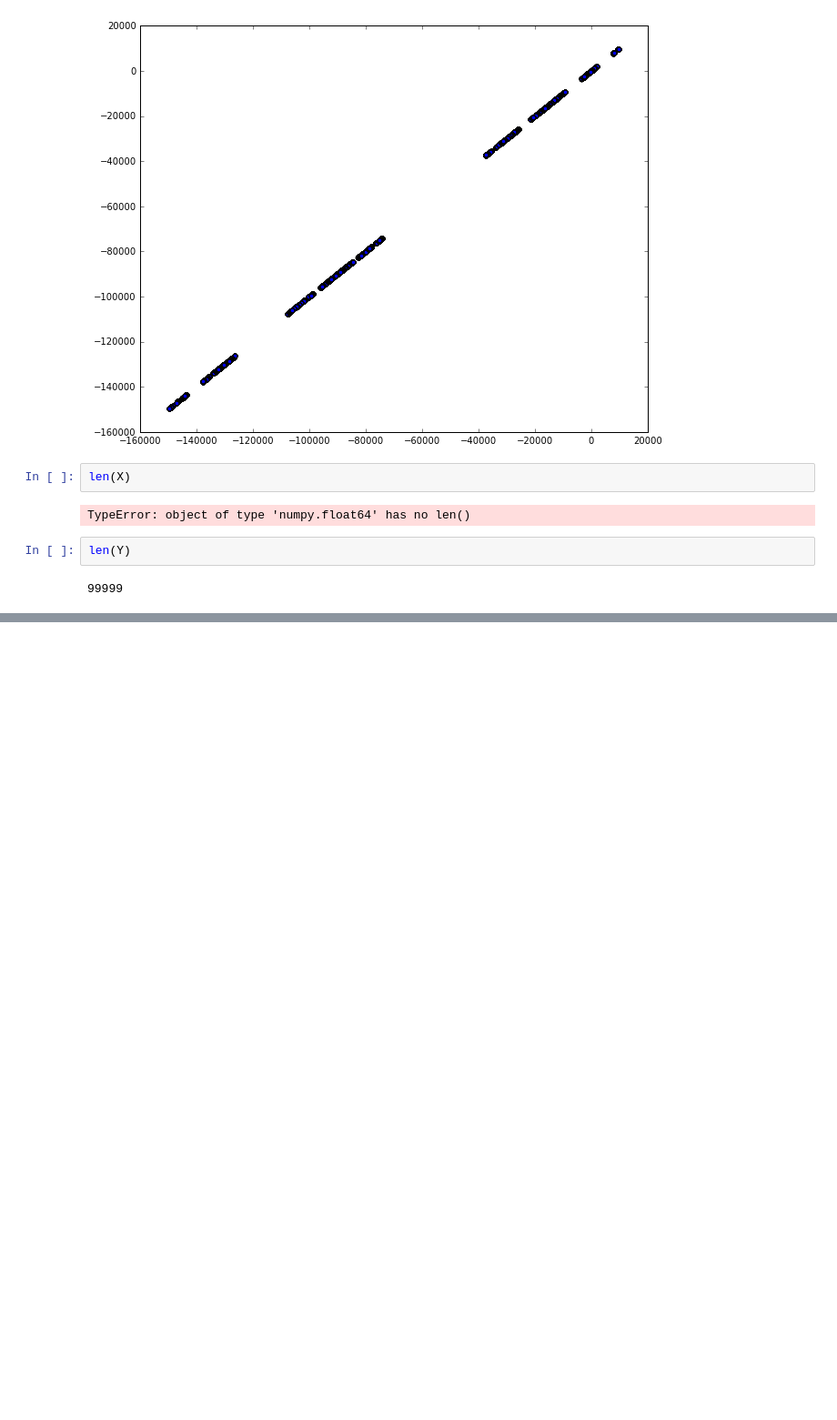
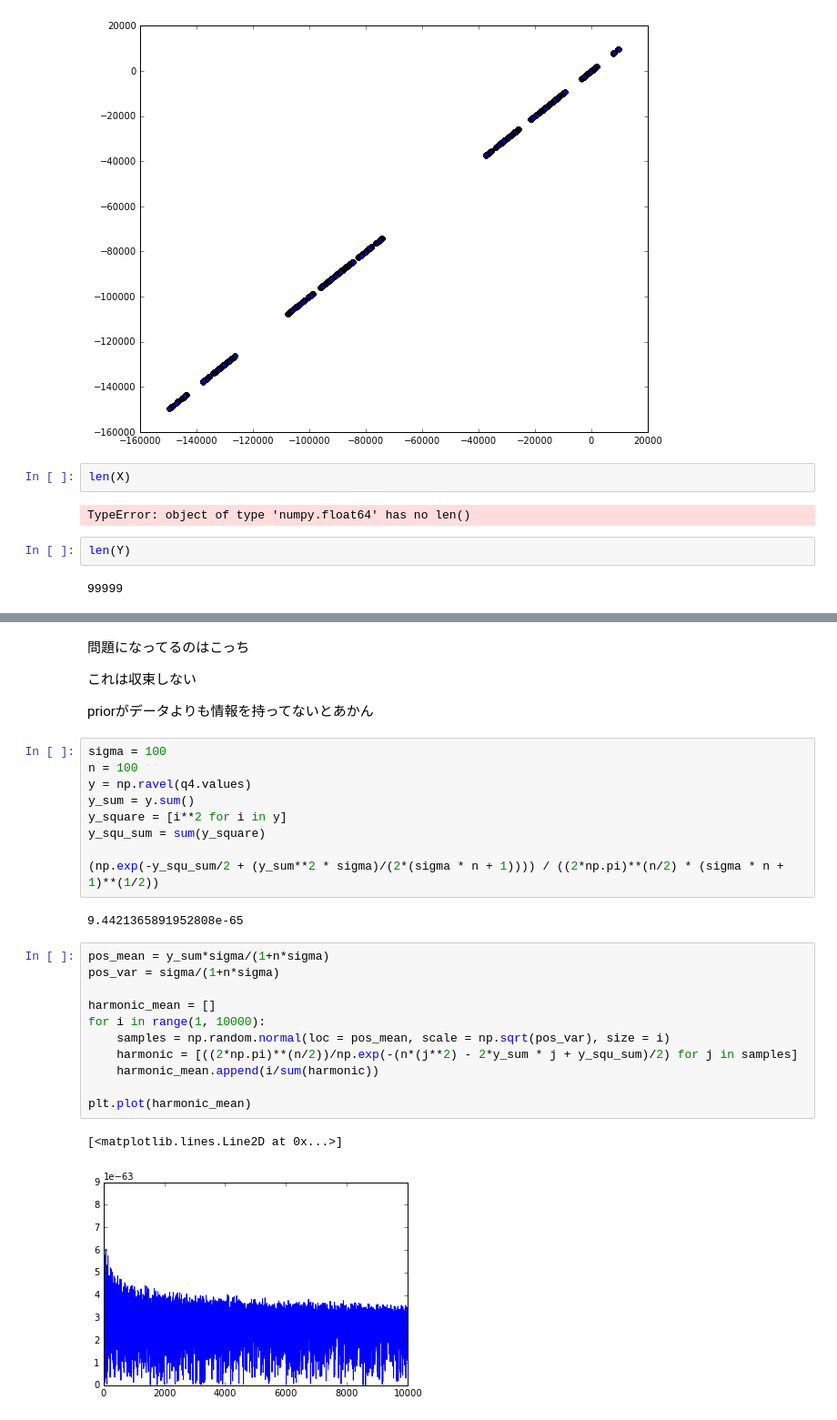
Before and after one commit to keiikegami/assignments, a Jupyter notebook: ass2.ipynb, the cells around one changed output, grey strips where cells are left out. Shown: that part at 91% size. Drawn from its saved outputs; the diff is of its cells as text; blank space fills up the shorter version.

```diff
--- a/ass2.ipynb
+++ b/ass2.ipynb
@@ -190,0 +243,31 @@ len(Y)
+# %% [markdown]
+問題になってるのはこっち
+
+これは収束しない
+
+priorがデータよりも情報を持ってないとあかん
+# %%
+sigma = 100
+n = 100
+y = np.ravel(q4.values)
+y_sum = y.sum()
+y_square = [i**2 for i in y]
+y_squ_sum = sum(y_square)
+
+(np.exp(-y_squ_sum/2 + (y_sum**2 * sigma)/(2*(sigma * n + 1)))) / ((2*np.pi)**(n/2) * (sigma * n + 1)**(1/2))
+# %% [output]
+9.4421365891952808e-65
+# %%
+pos_mean = y_sum*sigma/(1+n*sigma)
+pos_var = sigma/(1+n*sigma)
+
+harmonic_mean = []
+for i in range(1, 10000):
+    samples = np.random.normal(loc = pos_mean, scale = np.sqrt(pos_var), size = i)
+    harmonic = [((2*np.pi)**(n/2))/np.exp(-(n*(j**2) - 2*y_sum * j + y_squ_sum)/2) for j in samples]
+    harmonic_mean.append(i/sum(harmonic))
+
+plt.plot(harmonic_mean)
+# %% [output]
+[<matplotlib.lines.Line2D at 0x...>]
+[figure, added]
```
Also changed, not shown: parts of 6 cells of this notebook, 1 other file.
